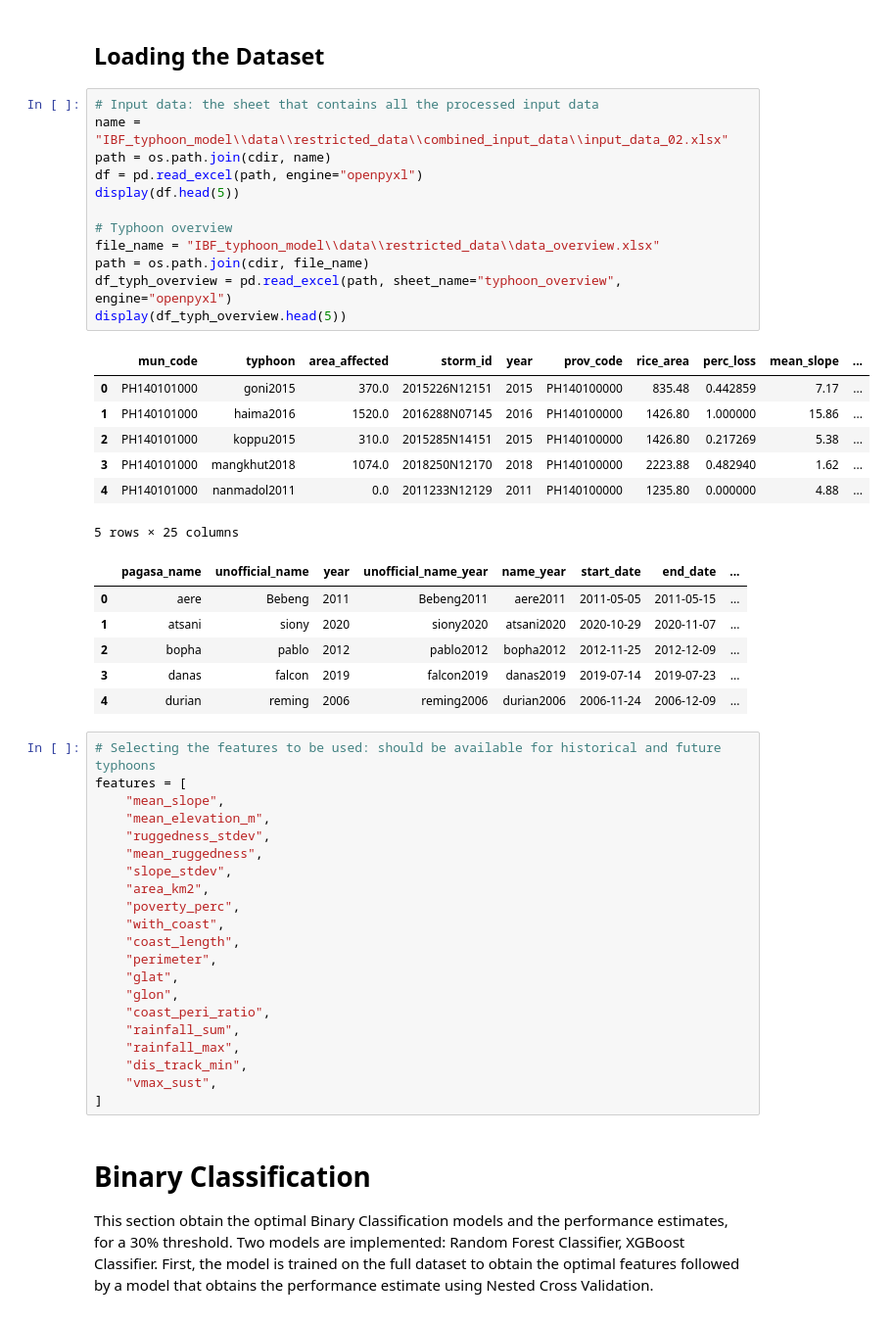
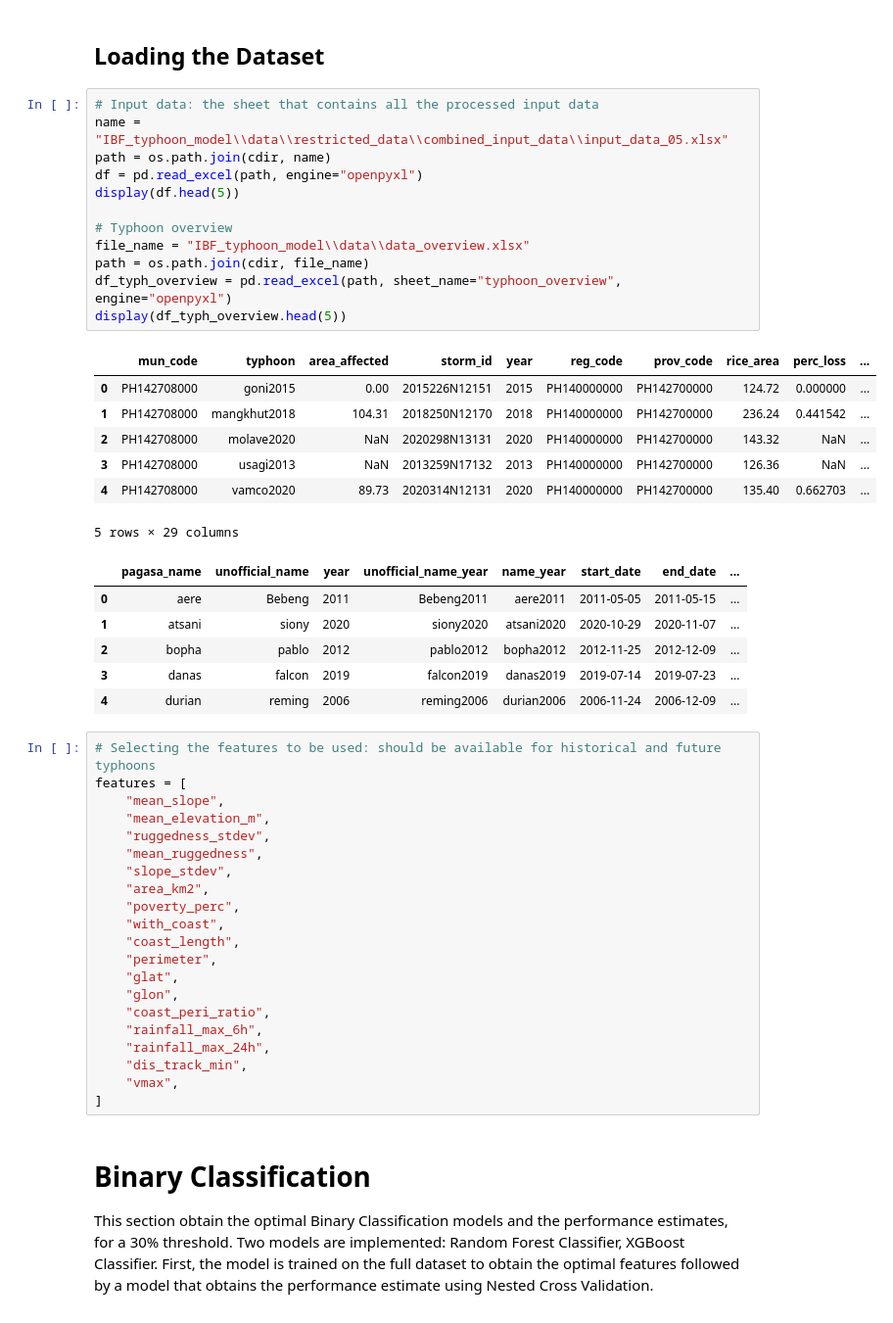
Before and after one commit to rodekruis/Typhoon_IBF_Rice_Damage_Model, a Jupyter notebook: IBF_typhoon_model/models/model_results.ipynb, the cells around one changed output. Shown at 98% size. Drawn from its saved outputs; the diff is of its cells as text.

```diff
--- a/IBF_typhoon_model/models/model_results.ipynb
+++ b/IBF_typhoon_model/models/model_results.ipynb
@@ -135,24 +137,24 @@ from IBF_typhoon_model.models.utility_functions.weighted_random import weighted_
 ## Loading the Dataset
 # %%
 # Input data: the sheet that contains all the processed input data
-name = "IBF_typhoon_model\\data\\restricted_data\\combined_input_data\\input_data_02.xlsx"
+name = "IBF_typhoon_model\\data\\restricted_data\\combined_input_data\\input_data_05.xlsx"
 path = os.path.join(cdir, name)
 df = pd.read_excel(path, engine="openpyxl")
 display(df.head(5))
 
 # Typhoon overview
-file_name = "IBF_typhoon_model\\data\\restricted_data\\data_overview.xlsx"
+file_name = "IBF_typhoon_model\\data\\data_overview.xlsx"
 path = os.path.join(cdir, file_name)
 df_typh_overview = pd.read_excel(path, sheet_name="typhoon_overview", engine="openpyxl")
 display(df_typh_overview.head(5))
 # %% [output]
-|  | mun_code | typhoon | area_affected | storm_id | year | prov_code | rice_area | perc_loss | mean_slope | ... |
-| 0 | PH140101000 | goni2015 | 370.0 | 2015226N12151 | 2015 | PH140100000 | 835.48 | 0.442859 | 7.17 | ... |
-| 1 | PH140101000 | haima2016 | 1520.0 | 2016288N07145 | 2016 | PH140100000 | 1426.80 | 1.000000 | 15.86 | ... |
-| 2 | PH140101000 | koppu2015 | 310.0 | 2015285N14151 | 2015 | PH140100000 | 1426.80 | 0.217269 | 5.38 | ... |
-| 3 | PH140101000 | mangkhut2018 | 1074.0 | 2018250N12170 | 2018 | PH140100000 | 2223.88 | 0.482940 | 1.62 | ... |
-| 4 | PH140101000 | nanmadol2011 | 0.0 | 2011233N12129 | 2011 | PH140100000 | 1235.80 | 0.000000 | 4.88 | ... |
+|  | mun_code | typhoon | area_affected | storm_id | year | reg_code | prov_code | rice_area | perc_loss | ... |
+| 0 | PH142708000 | goni2015 | 0.00 | 2015226N12151 | 2015 | PH140000000 | PH142700000 | 124.72 | 0.000000 | ... |
+| 1 | PH142708000 | mangkhut2018 | 104.31 | 2018250N12170 | 2018 | PH140000000 | PH142700000 | 236.24 | 0.441542 | ... |
+| 2 | PH142708000 | molave2020 | NaN | 2020298N13131 | 2020 | PH140000000 | PH142700000 | 143.32 | NaN | ... |
+| 3 | PH142708000 | usagi2013 | NaN | 2013259N17132 | 2013 | PH140000000 | PH142700000 | 126.36 | NaN | ... |
+| 4 | PH142708000 | vamco2020 | 89.73 | 2020314N12131 | 2020 | PH140000000 | PH142700000 | 135.40 | 0.662703 | ... |
-5 rows × 25 columns
+5 rows × 29 columns
 |  | pagasa_name | unofficial_name | year | unofficial_name_year | name_year | start_date | end_date | ... |
 | 0 | aere | Bebeng | 2011 | Bebeng2011 | aere2011 | 2011-05-05 | 2011-05-15 | ... |
 | 1 | atsani | siony | 2020 | siony2020 | atsani2020 | 2020-10-29 | 2020-11-07 | ... |
@@ -175,10 +177,10 @@ features = [
     "glat",
     "glon",
     "coast_peri_ratio",
-    "rainfall_sum",
-    "rainfall_max",
+    "rainfall_max_6h",
+    "rainfall_max_24h",
     "dis_track_min",
-    "vmax_sust",
+    "vmax",
 ]
 # %% [markdown]
 # Binary Classification
```
Also changed, not shown: parts of 45 cells of this notebook, 51 other files.
